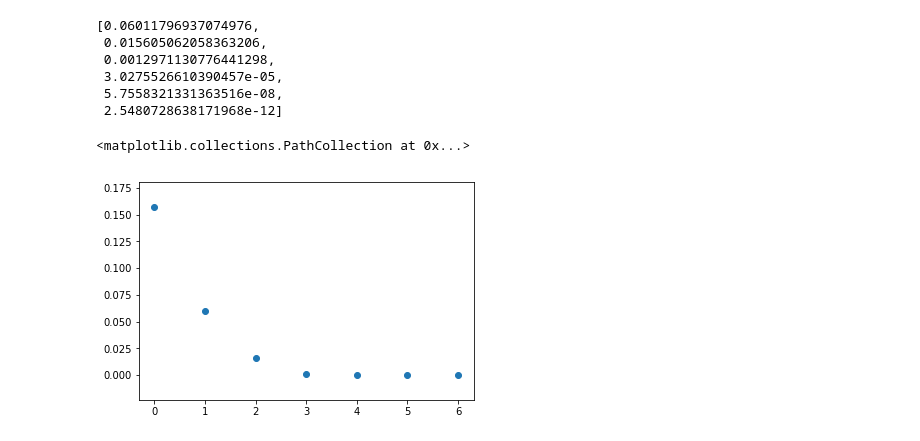
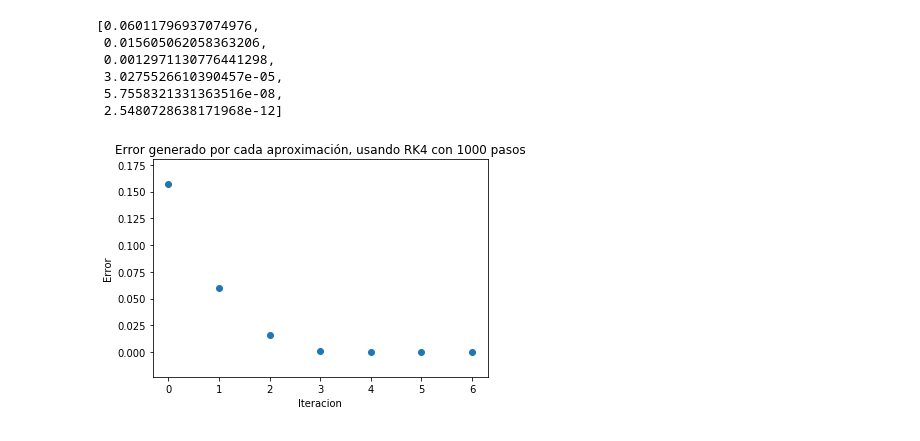
Before and after one commit to ekiMGlz/ODEMethods, a Jupyter notebook: Ejercicios/Ejercicio 6.ipynb, the cells around one changed output. Drawn from its saved outputs; the diff is of its cells as text; code cells hidden in the pictures.

```diff
--- a/Ejercicios/Ejercicio 6.ipynb
+++ b/Ejercicios/Ejercicio 6.ipynb
@@ -122,8 +121,11 @@ errors
  3.0275526610390457e-05,
  5.7558321331363516e-08,
  2.5480728638171968e-12]
-# %%
-plt.scatter(range(7), [F(0)]+errors)
-# %% [output]
-<matplotlib.collections.PathCollection at 0x...>
-[figure, removed]
+# %%
+plt.scatter(range(7), [F(0)]+errors)
+plt.title("Error generado por cada aproximación, usando RK4 con 1000 pasos")
+plt.xlabel('Iteracion')
+plt.ylabel('Error')
+plt.show()
+# %% [output]
+[figure, added]
```
Also changed, not shown: parts of 22 cells of this notebook, 10 other files.
